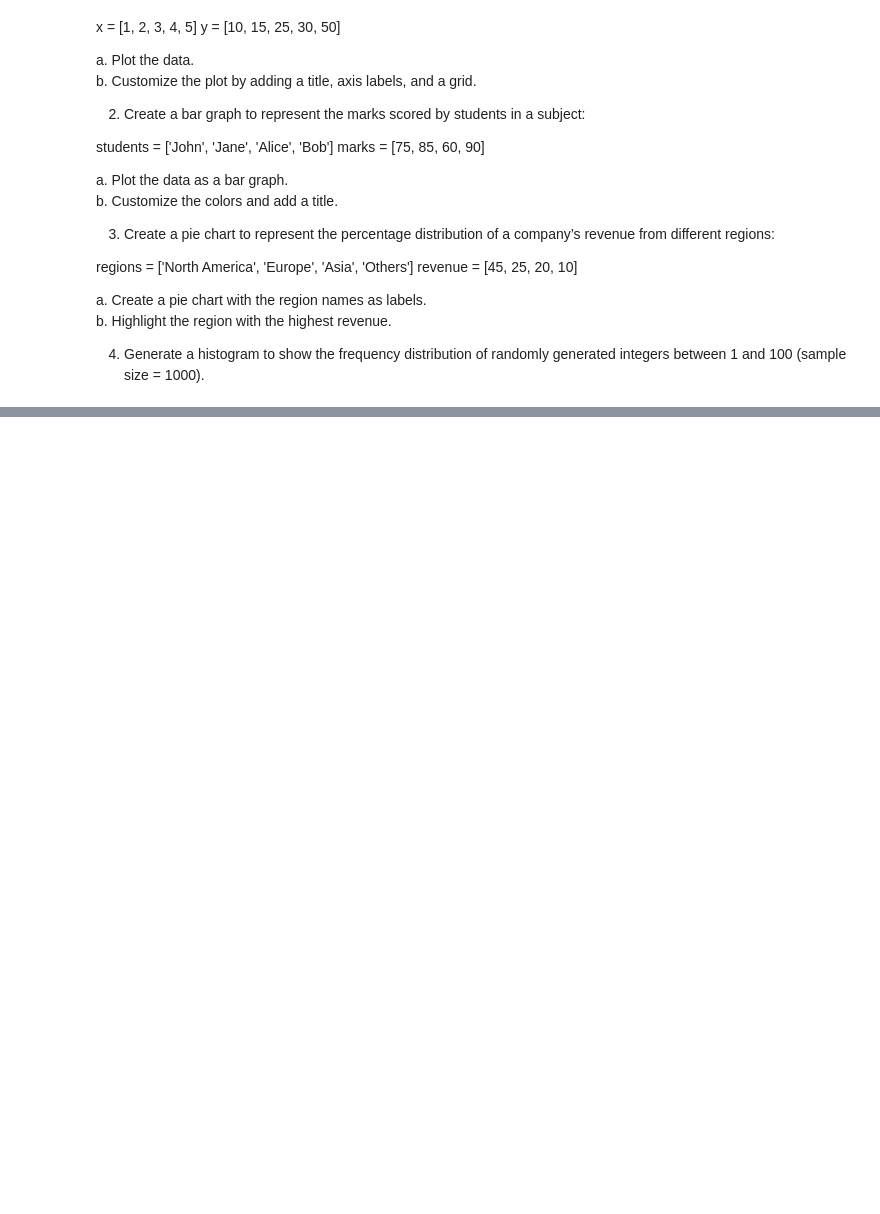
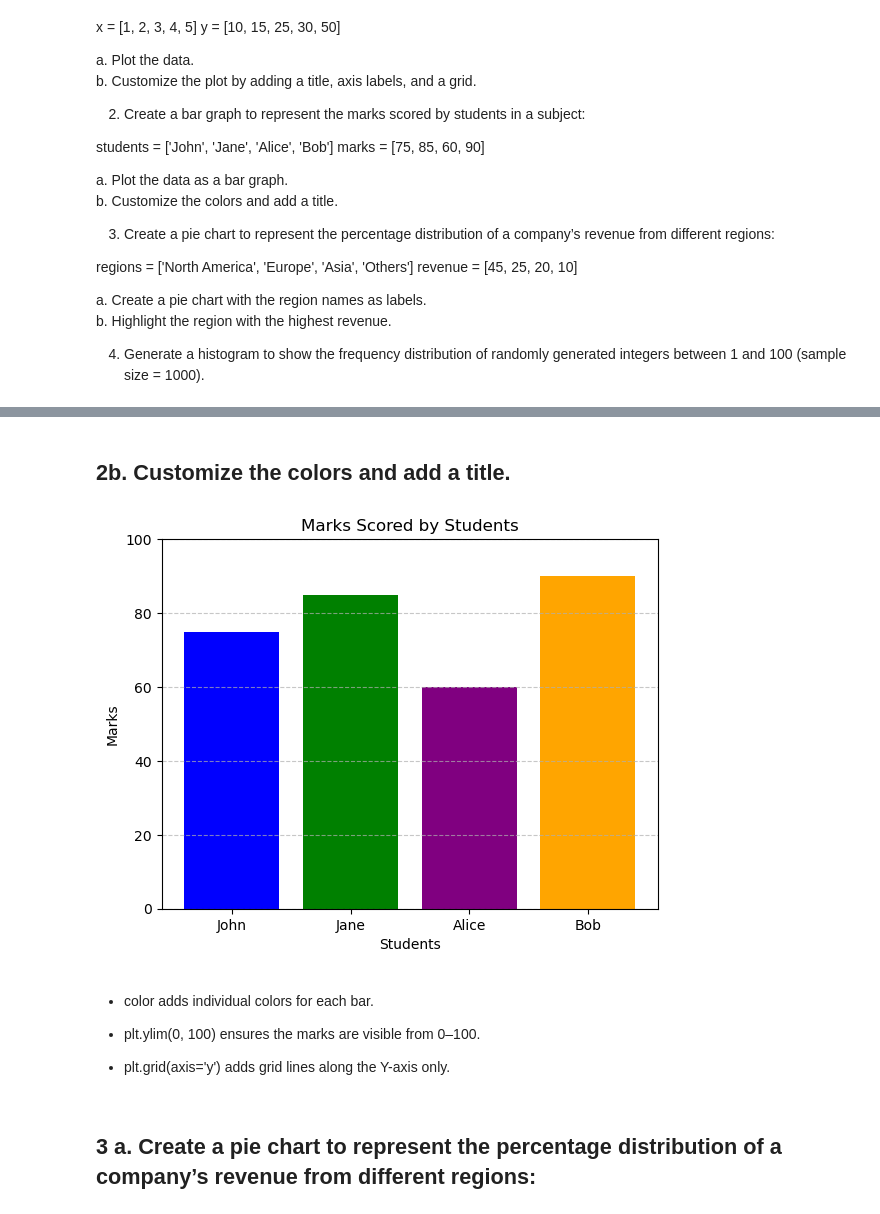
Before and after one commit to KiranPhondake/Advanced-Python-Tools-Assignment-DS, a Jupyter notebook: matplotlib_assignment.ipynb, the cells around one changed output, grey strips where cells are left out. Cells and saved outputs as stored; diff of their text form; code cells hidden in the pictures; blank space fills up the shorter version.

```diff
--- a/matplotlib_assignment.ipynb
+++ b/matplotlib_assignment.ipynb
@@ -47,0 +96,20 @@ Step 2 Create a new Python script matplotlib_assignment.ipynb. Import Matplotlib
+# %% [markdown]
+## 2b. Customize the colors and add a title.
+# %%
+plt.bar(students, marks, color=['blue', 'green', 'purple', 'orange'])
+plt.title("Marks Scored by Students")
+plt.xlabel("Students")
+plt.ylabel("Marks")
+plt.ylim(0, 100)  # set y-axis limit
+plt.grid(axis='y', linestyle='--', alpha=0.7)
+plt.show()
+# %% [output]
+[figure, added]
+# %% [markdown]
+* color adds individual colors for each bar.
+
+* plt.ylim(0, 100) ensures the marks are visible from 0–100.
+
+* plt.grid(axis='y') adds grid lines along the Y-axis only.
+# %% [markdown]
+## 3 a. Create a pie chart to represent the percentage distribution of a company’s revenue from different regions:
```
Also changed, not shown: parts of 22 cells of this notebook, 2 other files.
